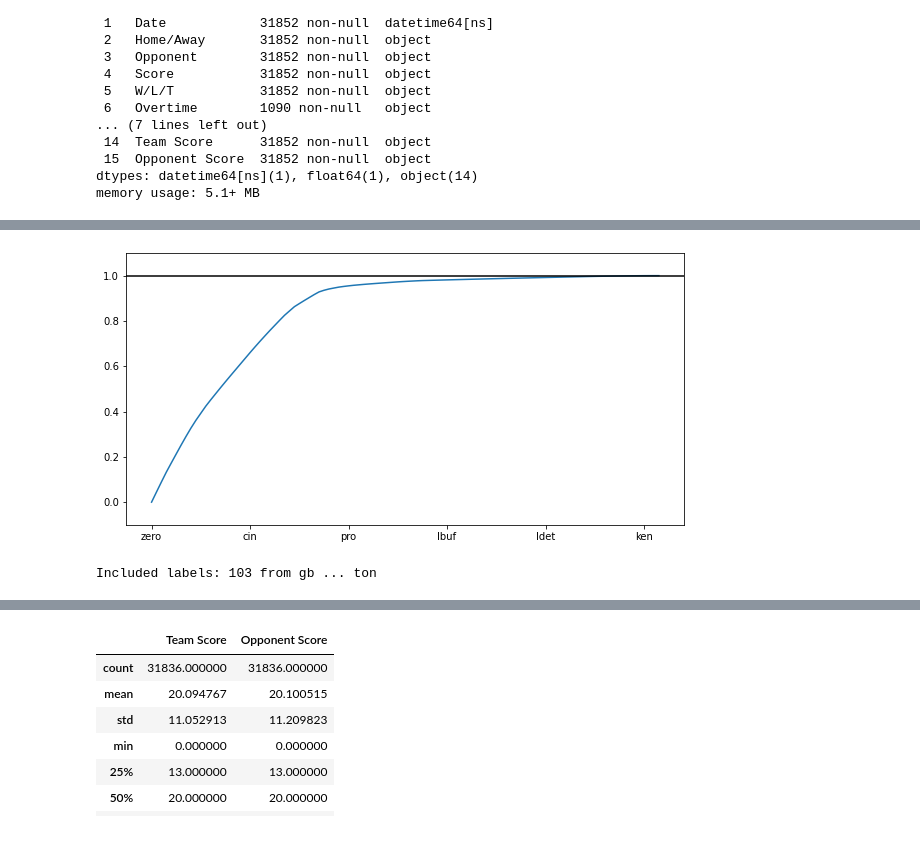
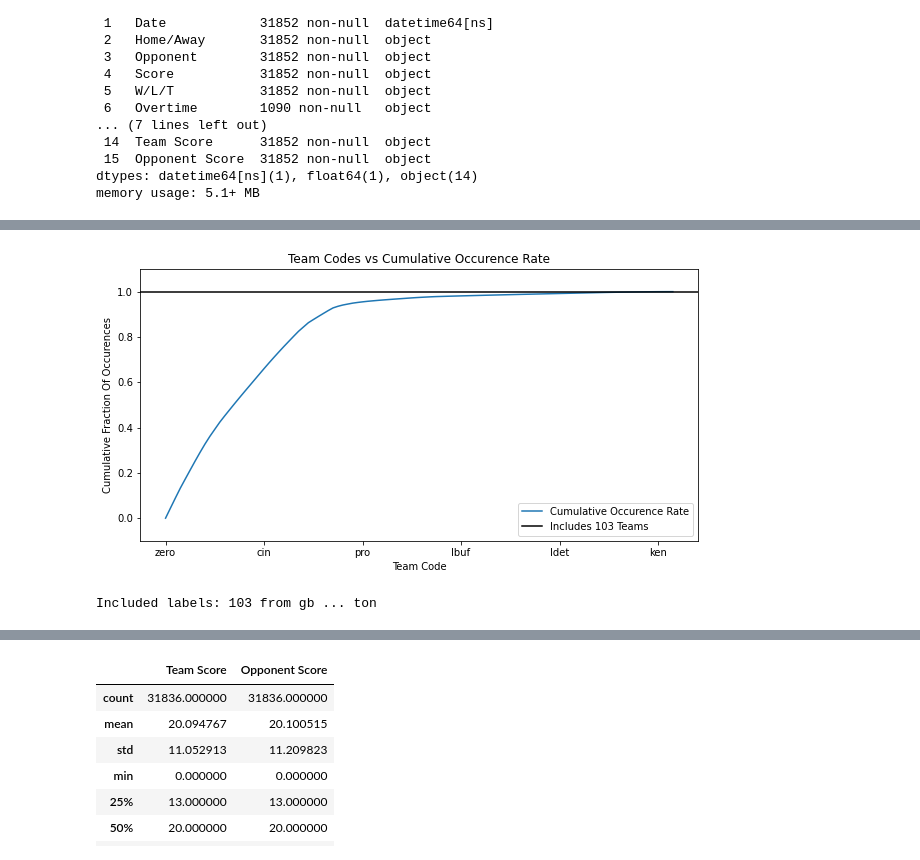
Before and after one commit to Eric-w-H/ORIE4741_Project, a Jupyter notebook: models/data-processing.ipynb, the cells around one changed output, grey strips where cells are left out. Saved outputs shown, nothing was run; the diff lists cells and outputs as text; code cells hidden in the pictures.

```diff
--- a/models/data-processing.ipynb
+++ b/models/data-processing.ipynb
@@ -95,30 +95,34 @@ Opponent Code: Index(['akr', 'ari', 'atl', 'bal', 'bkn', 'bos', 'buf', 'c-p', 'c
 # %%
 # Experiment with including only the teams that
 # played the most games.
 # In this case, inclusion rate is the cutoff
 # for the cumulative sum of the teams with
 # the most played games.
 inclusion_rate = 1.0
 
 code_frequencies = df['Team Code'].value_counts()
 cumsum_freq = code_frequencies.cumsum()
 freq_max = cumsum_freq.max()
 cumsum_freq = cumsum_freq / freq_max
 
 included_labels = cumsum_freq.index[cumsum_freq <= inclusion_rate]
 included_x = cumsum_freq.index.get_loc(included_labels[-1])
 
 zero_based = pd.Series([0], index=['zero']).append(cumsum_freq)
 
-zero_based.plot()
-plt.axhline(inclusion_rate, color='k')
+zero_based.plot(label='Cumulative Occurence Rate')
+plt.axhline(inclusion_rate, color='k', label=f'Includes {len(included_labels)} Teams')
 plt.ylim(-0.1, 1.1)
+plt.title(f'Team Codes vs Cumulative Occurence Rate')
+plt.legend()
+plt.ylabel('Cumulative Fraction Of Occurences')
+plt.xlabel('Team Code')
 plt.show()
 print(f'Included labels: {len(included_labels)} from {included_labels[0]} ... {included_labels[-1]}')
 
 df_reduced = df[df['Team Code'].isin(included_labels) & df['Opponent Code'].isin(included_labels)].reset_index(drop=True)
 # %% [output]
-[figure, old version]
+[figure, new version]
 Included labels: 103 from gb ... ton
 # %%
 def applicable_remove_unused(series:pd.Series):
```
Also changed, not shown: parts of 11 cells of this notebook, 18 other files.
